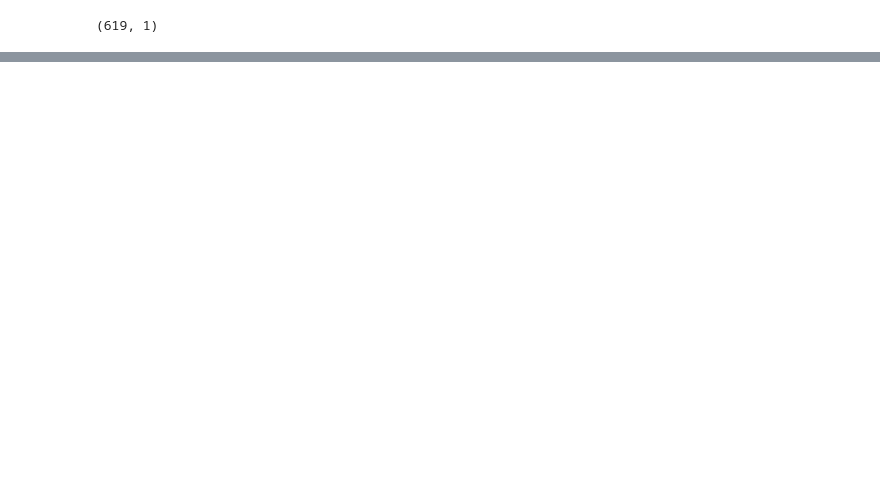
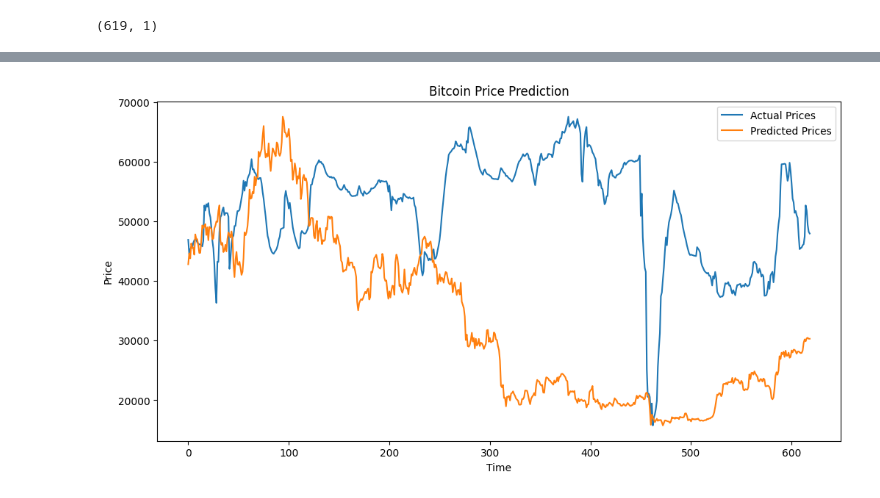
Before and after one commit to lavibula/BitcoinPrediction, a Jupyter notebook: Members/TLong/lstm_rnn.ipynb, the cells around one changed output, grey strips where cells are left out. Saved outputs shown, nothing was run; the diff lists cells and outputs as text; code cells hidden in the pictures; blank space fills up the shorter version.

```diff
--- a/Members/TLong/lstm_rnn.ipynb
+++ b/Members/TLong/lstm_rnn.ipynb
@@ -162,0 +169,13 @@ plt.show()
+# %%
+# Plot the predicted and actual prices
+plt.figure(figsize=(12, 6))
+plt.plot(true, label='Actual Prices')
+plt.plot(pred, label='Predicted Prices')
+
+plt.title('Bitcoin Price Prediction')
+plt.xlabel('Time')
+plt.ylabel('Price')
+plt.legend()
+plt.show()
+# %% [output]
+[figure, added]
```
Also changed, not shown: parts of 9 cells of this notebook, 3 other files.
